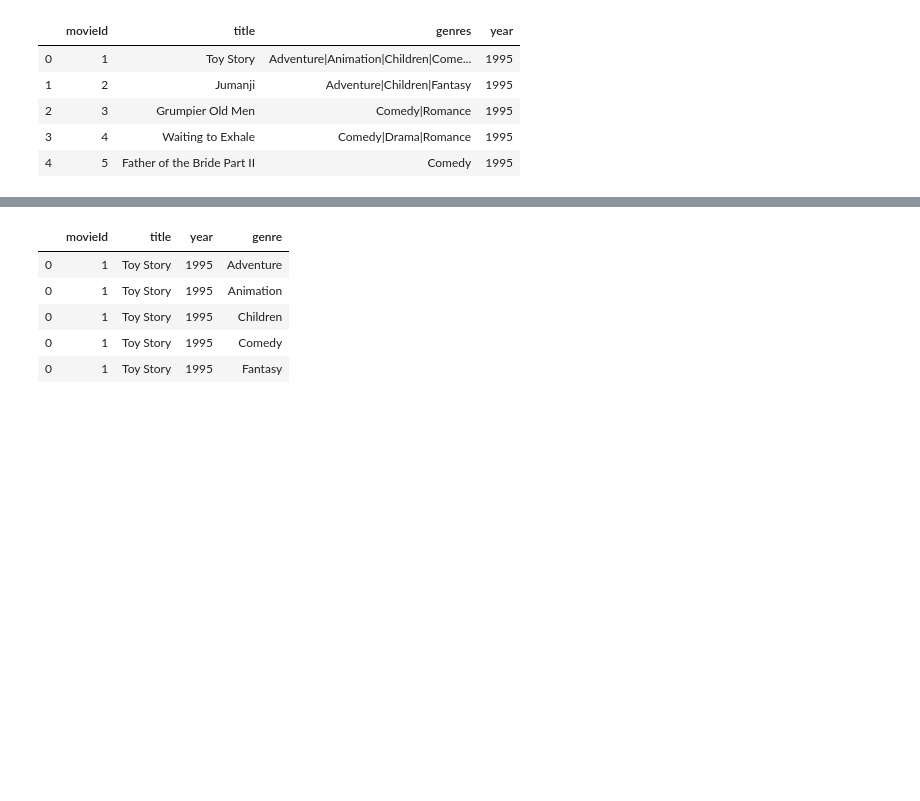
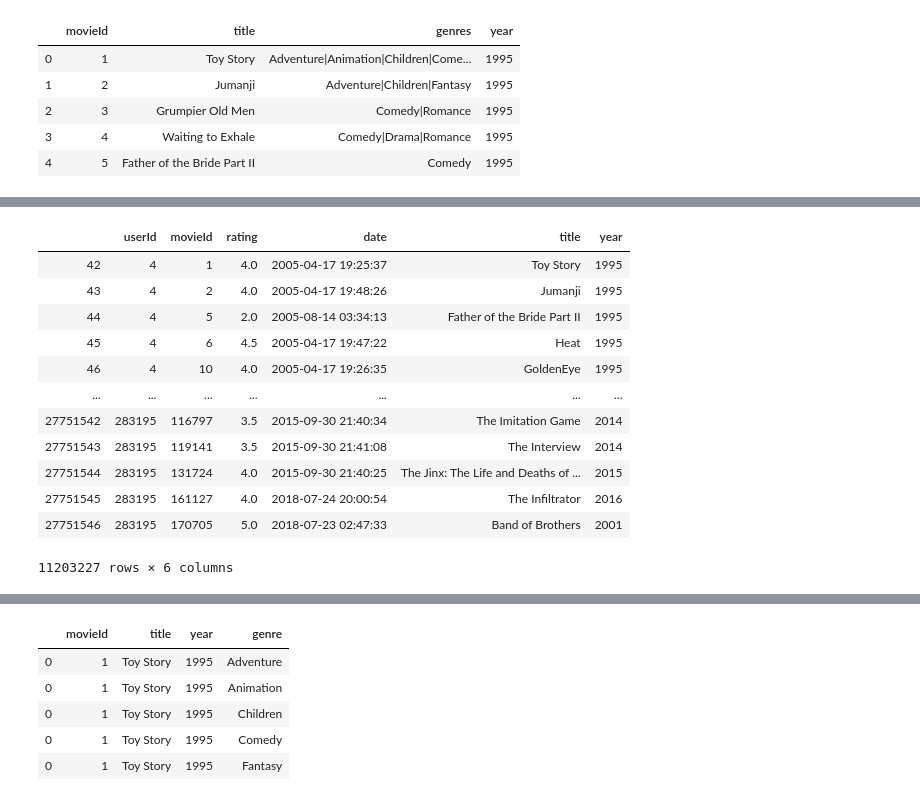
Before and after one commit to Vasco27/projeto_ids_1920, a Jupyter notebook: preprocessing.ipynb, the cells around one changed output, grey strips where cells are left out. Cells and saved outputs as stored; diff of their text form; code cells hidden in the pictures; blank space fills up the shorter version.

```diff
--- a/preprocessing.ipynb
+++ b/preprocessing.ipynb
@@ -79,6 +80,8 @@ movies.head()
 | 2 | 3 | Grumpier Old Men | Comedy|Romance | 1995 |
 | 3 | 4 | Waiting to Exhale | Comedy|Drama|Romance | 1995 |
 | 4 | 5 | Father of the Bride Part II | Comedy | 1995 |
+# %%
+movies = movies.dropna()
 # %% [markdown]
 #### Sampling do dataset:
 * Juntando os ratings com os movies
@@ -86 +137,18 @@ movies.head()
+# %%
+movie_ratings = movie_ratings[mask]
+movie_ratings
+# %% [output]
+|  | userId | movieId | rating | date | title | year |
+| 42 | 4 | 1 | 4.0 | 2005-04-17 19:25:37 | Toy Story | 1995 |
+| 43 | 4 | 2 | 4.0 | 2005-04-17 19:48:26 | Jumanji | 1995 |
+| 44 | 4 | 5 | 2.0 | 2005-08-14 03:34:13 | Father of the Bride Part II | 1995 |
+| 45 | 4 | 6 | 4.5 | 2005-04-17 19:47:22 | Heat | 1995 |
+| 46 | 4 | 10 | 4.0 | 2005-04-17 19:26:35 | GoldenEye | 1995 |
+| ... | ... | ... | ... | ... | ... | ... |
+| 27751542 | 283195 | 116797 | 3.5 | 2015-09-30 21:40:34 | The Imitation Game | 2014 |
+| 27751543 | 283195 | 119141 | 3.5 | 2015-09-30 21:41:08 | The Interview | 2014 |
+| 27751544 | 283195 | 131724 | 4.0 | 2015-09-30 21:40:25 | The Jinx: The Life and Deaths of ... | 2015 |
+| 27751545 | 283195 | 161127 | 4.0 | 2018-07-24 20:00:54 | The Infiltrator | 2016 |
+| 27751546 | 283195 | 170705 | 5.0 | 2018-07-23 02:47:33 | Band of Brothers | 2001 |
+11203227 rows × 6 columns
 # %%
```
Also changed, not shown: parts of 29 cells of this notebook.
